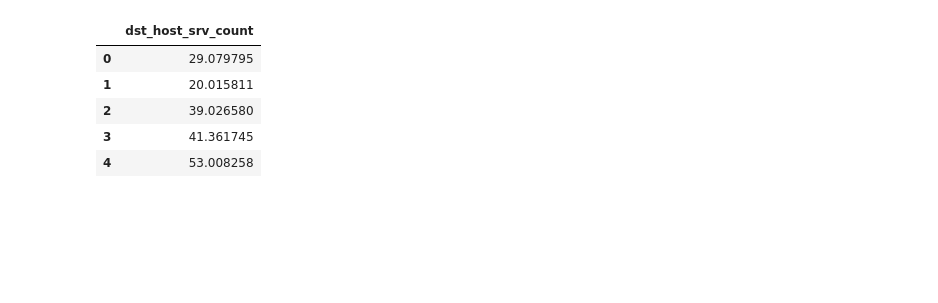
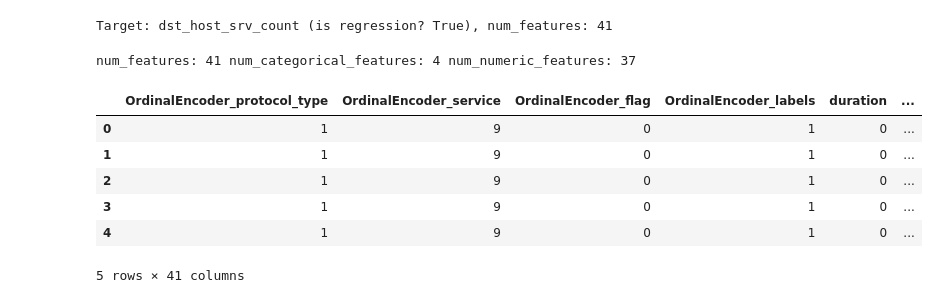
Before and after one commit to tianle91/faas, a Jupyter notebook: test.ipynb, the cells around one changed output. Drawn from its saved outputs; the diff is of its cells as text; code cells hidden in the pictures; blank space fills up the shorter version.

```diff
--- a/test.ipynb
+++ b/test.ipynb
@@ -2,6 +2,8 @@
 from pyspark.sql import SparkSession
 
 spark = SparkSession.builder.getOrCreate()
+df = spark.read.options(header=True, inferSchema=True).csv('data/kddcup99.csv')
+df.limit(10).toPandas()
 # %% [output]
 WARNING: An illegal reflective access operation has occurred
 WARNING: Illegal reflective access by org.apache.spark.unsafe.Platform (file:/usr/local/lib/python3.7/dist-packages/pyspark/jars/spark-unsafe_2.12-3.1.2.jar) to constructor java.nio.DirectByteBuffer(l ...
@@ -76,9 +29,0 @@ yactual.head()
-# %%
-ypred.head()
-# %% [output]
-|  | dst_host_srv_count |
-| 0 | 29.079795 |
-| 1 | 20.015811 |
-| 2 | 39.026580 |
-| 3 | 41.361745 |
-| 4 | 53.008258 |
@@ -84,0 +34,54 @@ ypred.head()
+# %%
+from pyspark.sql.types import NumericType
+
+target_is_regression = isinstance(df.schema[target_column].dataType, NumericType)
+if feature_columns is None:
+    feature_columns = [c for c in df.columns if c != target_column]
+print(
+    f'Target: {target_column} (is regression? {target_is_regression}), '
+    f'num_features: {len(feature_columns)}'
+)
+# %% [output]
+Target: dst_host_srv_count (is regression? True), num_features: 41
+# %%
+from faas.utils_dataframe import get_non_numeric_columns
+
+categorical_features = get_non_numeric_columns(df.select(*feature_columns))
+numeric_features = [c for c in feature_columns if c not in categorical_features]
+print(
+    f'num_features: {len(feature_columns)} '
+    f'num_categorical_features: {len(categorical_features)} '
+    f'num_numeric_features: {len(numeric_features)}'
+)
+# %% [output]
+num_features: 41 num_categorical_features: 4 num_numeric_features: 37
+# %%
+from faas.base import Pipeline
+from faas.scaler import StandardScaler
+from faas.encoder import OrdinalEncoder
+
+# not minimal, just testing
+target_group = 'protocol_type'
+getx = Pipeline(steps=[
+    OrdinalEncoder(c)
+    for c in categorical_features
+]).fit(df)
+gety = Pipeline(steps=[
+    StandardScaler(column=target_column, group_column=target_group)
+]).fit(df)
+# %%
+X = (
+    getx
+    .transform(df)
+    .select(getx.feature_columns + numeric_features)
+    .toPandas()
+)
+X.head()
+# %% [output]
+|  | OrdinalEncoder_protocol_type | OrdinalEncoder_service | OrdinalEncoder_flag | OrdinalEncoder_labels | duration | ... |
+| 0 | 1 | 9 | 0 | 1 | 0 | ... |
+| 1 | 1 | 9 | 0 | 1 | 0 | ... |
+| 2 | 1 | 9 | 0 | 1 | 0 | ... |
+| 3 | 1 | 9 | 0 | 1 | 0 | ... |
+| 4 | 1 | 9 | 0 | 1 | 0 | ... |
+5 rows × 41 columns
```
Also changed, not shown: parts of 16 cells of this notebook.
